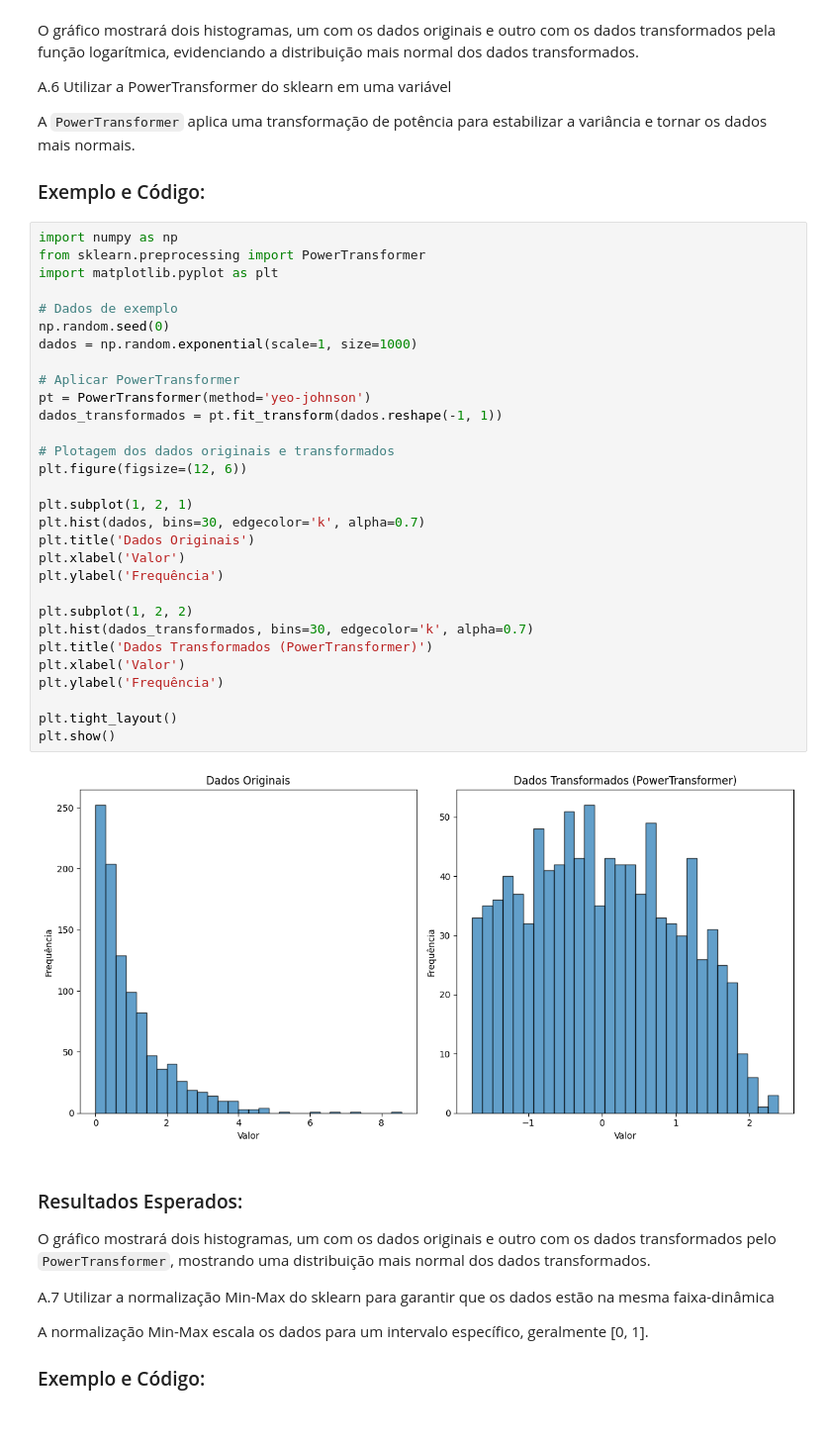
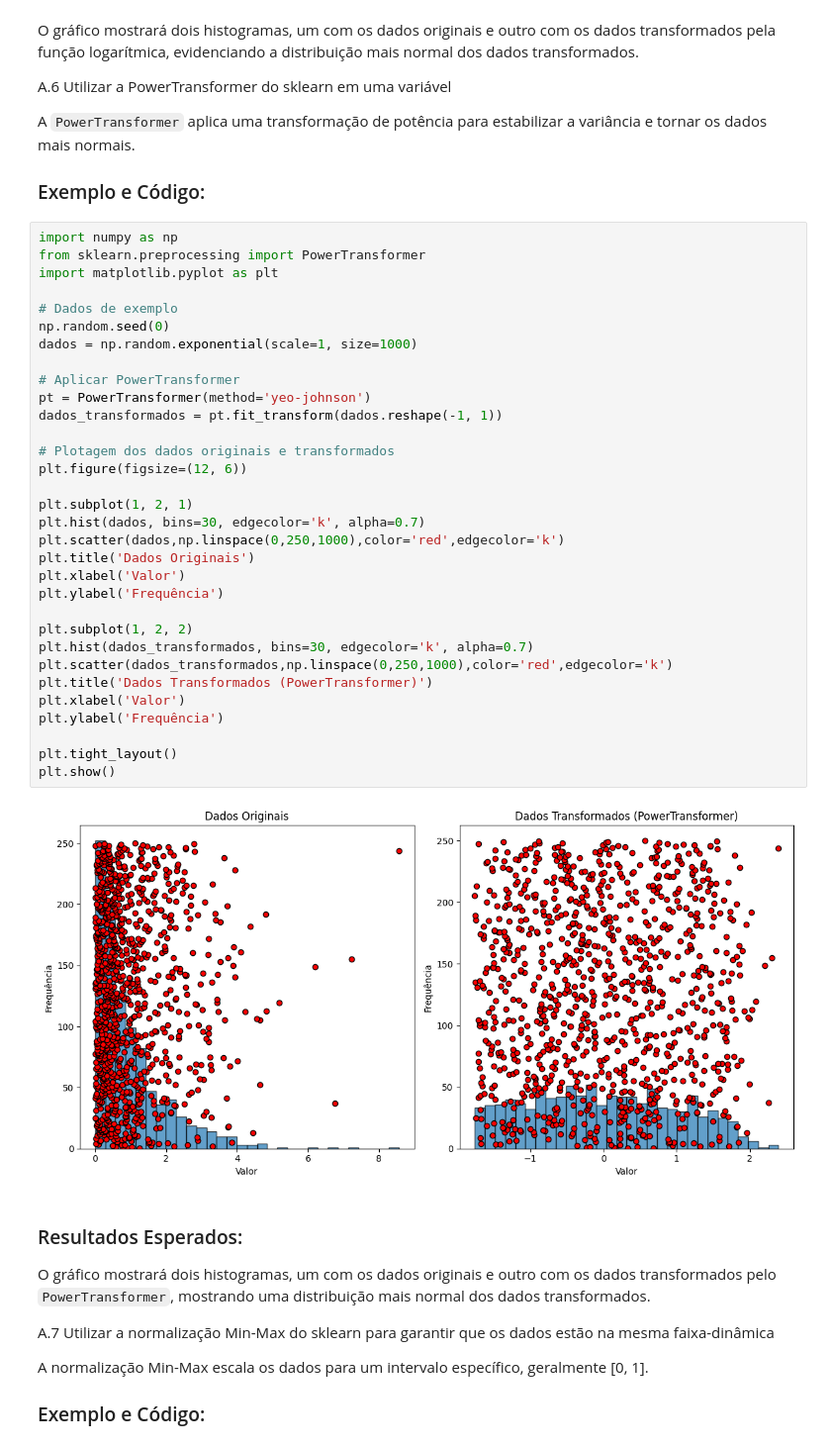
Before and after one commit to dacioms/DacioFeature3_24, a Jupyter notebook: 01_numericos/004_detalhamentoComGraficos.ipynb, the cells around one changed output. Shown at 99% size. Saved outputs shown, nothing was run; the diff lists cells and outputs as text.

```diff
--- a/01_numericos/004_detalhamentoComGraficos.ipynb
+++ b/01_numericos/004_detalhamentoComGraficos.ipynb
@@ -130,34 +202,36 @@ A `PowerTransformer` aplica uma transformação de potência para estabilizar a
 import numpy as np
 from sklearn.preprocessing import PowerTransformer
 import matplotlib.pyplot as plt
 
 # Dados de exemplo
 np.random.seed(0)
 dados = np.random.exponential(scale=1, size=1000)
 
 # Aplicar PowerTransformer
 pt = PowerTransformer(method='yeo-johnson')
 dados_transformados = pt.fit_transform(dados.reshape(-1, 1))
 
 # Plotagem dos dados originais e transformados
 plt.figure(figsize=(12, 6))
 
 plt.subplot(1, 2, 1)
 plt.hist(dados, bins=30, edgecolor='k', alpha=0.7)
+plt.scatter(dados,np.linspace(0,250,1000),color='red',edgecolor='k')
 plt.title('Dados Originais')
 plt.xlabel('Valor')
 plt.ylabel('Frequência')
 
 plt.subplot(1, 2, 2)
 plt.hist(dados_transformados, bins=30, edgecolor='k', alpha=0.7)
+plt.scatter(dados_transformados,np.linspace(0,250,1000),color='red',edgecolor='k')
 plt.title('Dados Transformados (PowerTransformer)')
 plt.xlabel('Valor')
 plt.ylabel('Frequência')
 
 plt.tight_layout()
 plt.show()
 # %% [output]
-[figure, old version]
+[figure, new version]
 # %% [markdown]
 ### Resultados Esperados:
 O gráfico mostrará dois histogramas, um com os dados originais e outro com os dados transformados pelo `PowerTransformer`, mostrando uma distribuição mais normal dos dados transformados.
```
Also changed, not shown: parts of 7 cells of this notebook, 3 other files.
